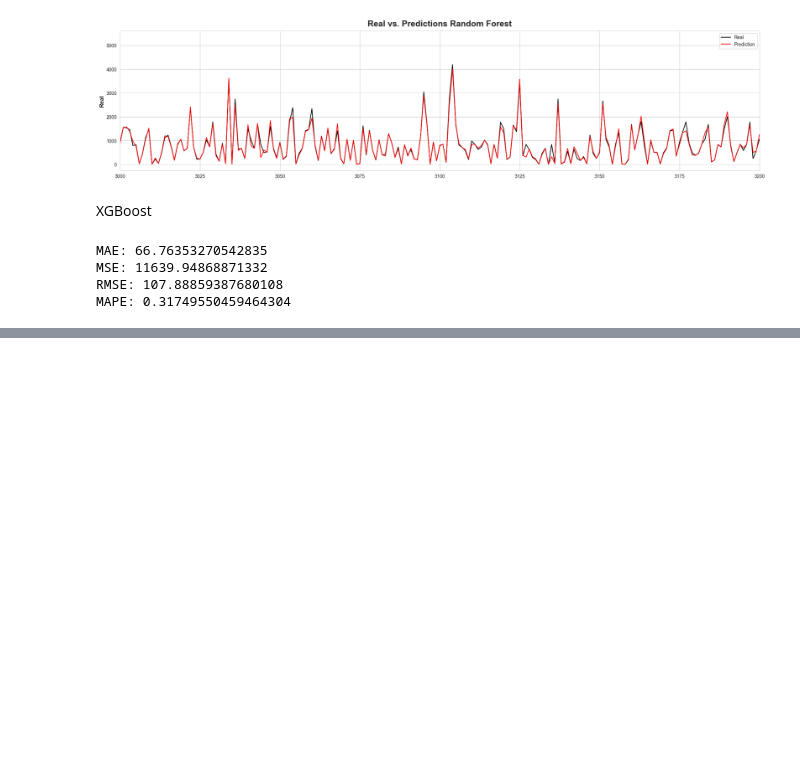
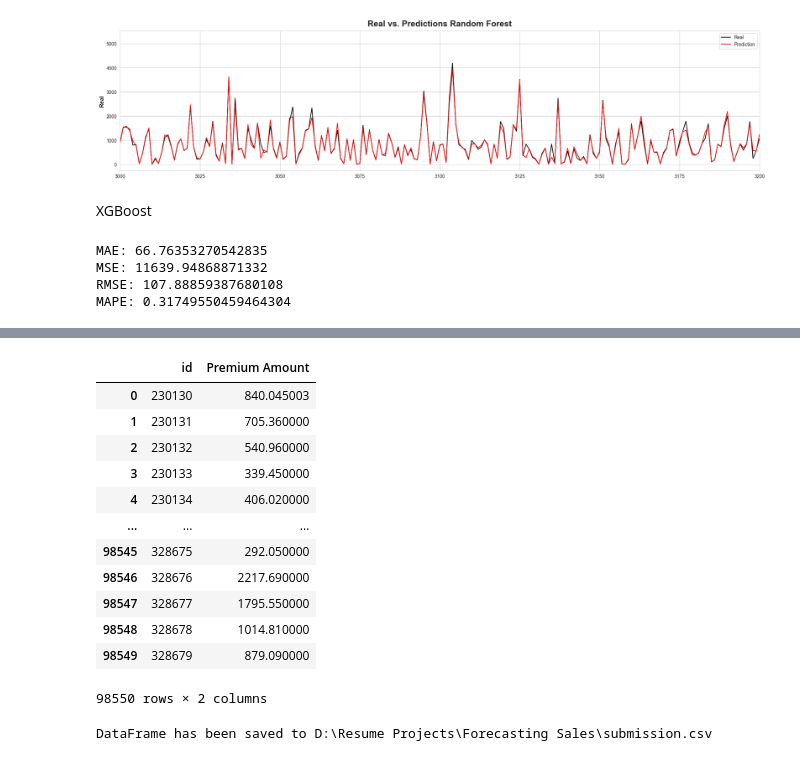
Before and after one commit to omjadhav9271/Forecasting-Sales, a Jupyter notebook: nb01.ipynb, the cells around one changed output, grey strips where cells are left out. Drawn from its saved outputs; the diff is of its cells as text; code cells hidden in the pictures; blank space fills up the shorter version.

```diff
--- a/nb01.ipynb
+++ b/nb01.ipynb
@@ -554,0 +571,33 @@ MAPE: 0.31749550459464304
+# %%
+y_test_pred_rf = rf.predict(df_test_final)
+# %%
+submission_df = pd.DataFrame({
+    'id': df_test_encoded['id'],  # Extract 'id' column from the test DataFrame
+    'Premium Amount': y_test_pred_rf  # Use the predictions from your model
+})
+# %%
+submission_df
+# %% [output]
+|  | id | Premium Amount |
+| 0 | 230130 | 840.045003 |
+| 1 | 230131 | 705.360000 |
+| 2 | 230132 | 540.960000 |
+| 3 | 230133 | 339.450000 |
+| 4 | 230134 | 406.020000 |
+| ... | ... | ... |
+| 98545 | 328675 | 292.050000 |
+| 98546 | 328676 | 2217.690000 |
+| 98547 | 328677 | 1795.550000 |
+| 98548 | 328678 | 1014.810000 |
+| 98549 | 328679 | 879.090000 |
+98550 rows × 2 columns
+# %%
+df = pd.DataFrame(submission_df)
+
+file_path = "D:\Resume Projects\Forecasting Sales\submission.csv"
+
+df.to_csv(file_path, index=False)
+
+print(f"DataFrame has been saved to {file_path}")
+# %% [output]
+DataFrame has been saved to D:\Resume Projects\Forecasting Sales\submission.csv
```
Also changed, not shown: parts of 8 cells of this notebook, 1 other file.
